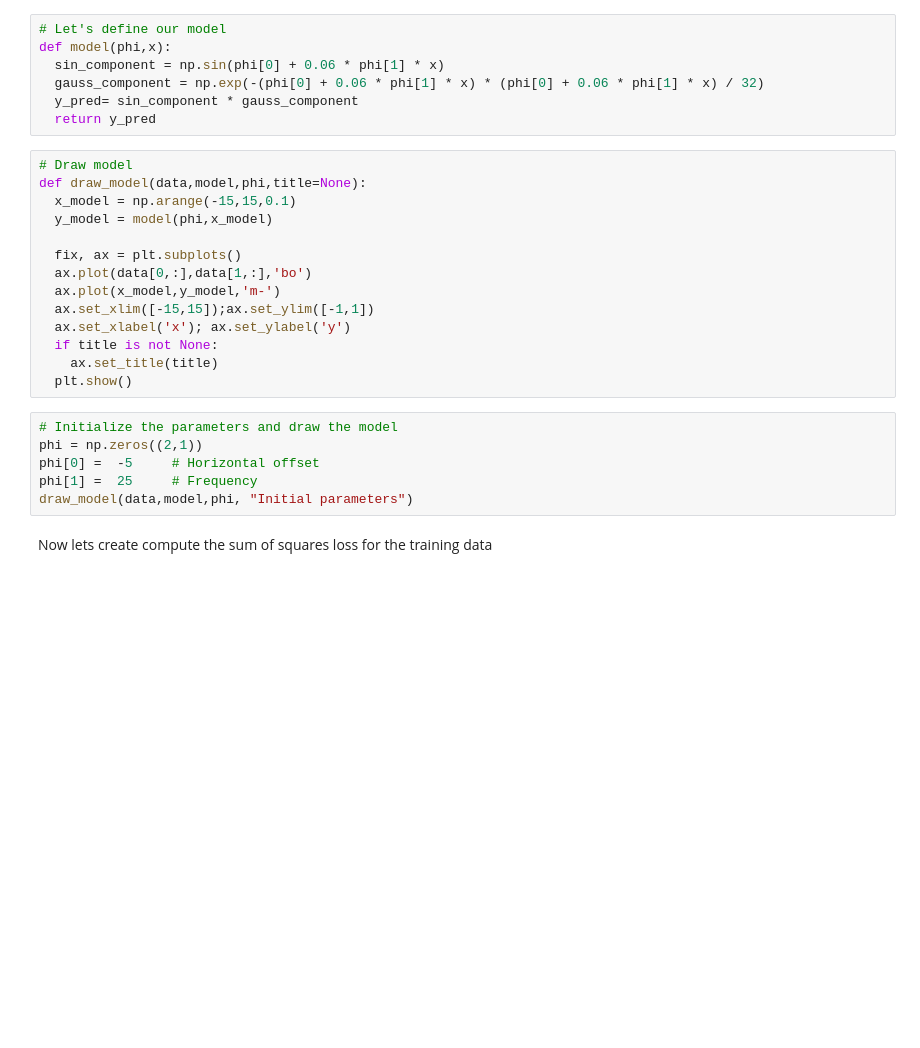
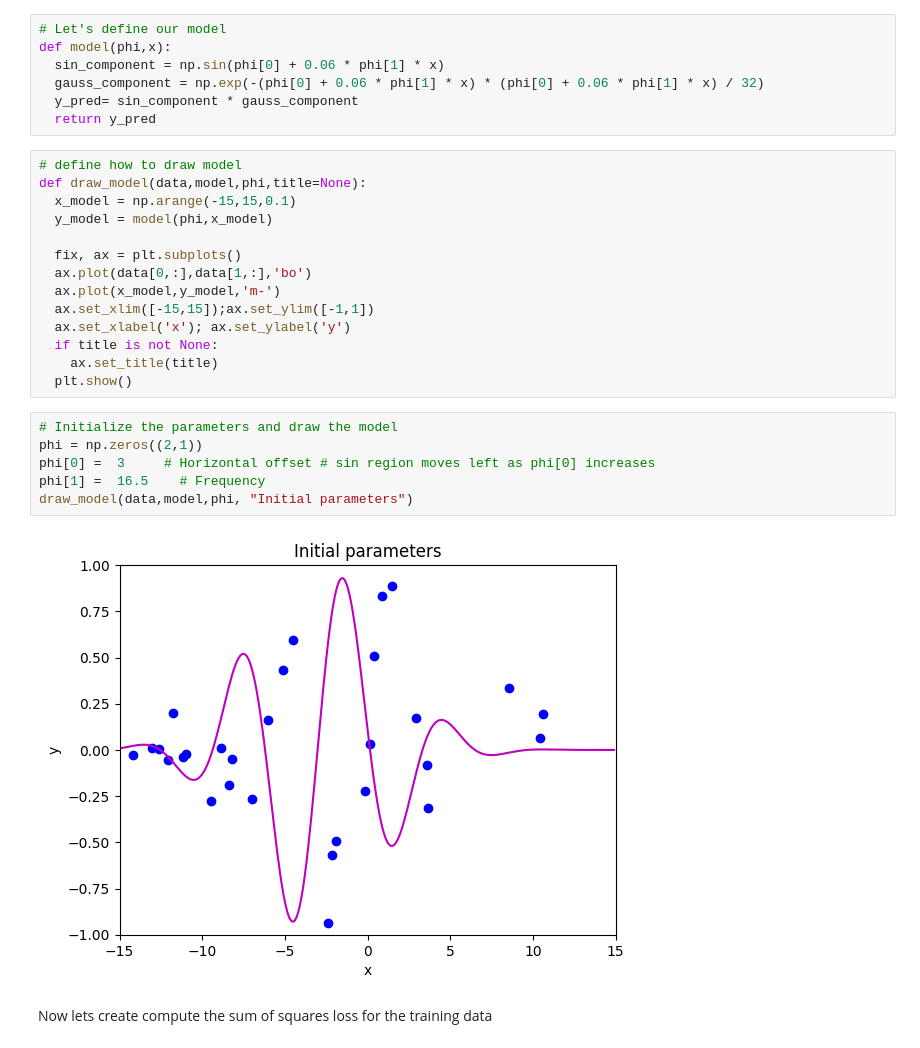
Before and after one commit to jimbounce/DeepLearningCourse, a Jupyter notebook: Notebooks/Chap06/6_3_Stochastic_Gradient_Descent.ipynb, the cells around one changed output. Cells and saved outputs as stored; diff of their text form; blank space fills up the shorter version.

```diff
--- a/Notebooks/Chap06/6_3_Stochastic_Gradient_Descent.ipynb
+++ b/Notebooks/Chap06/6_3_Stochastic_Gradient_Descent.ipynb
@@ -35,7 +52,7 @@ def model(phi,x):
   y_pred= sin_component * gauss_component
   return y_pred
 # %%
-# Draw model
+# define how to draw model
 def draw_model(data,model,phi,title=None):
   x_model = np.arange(-15,15,0.1)
   y_model = model(phi,x_model)
@@ -51,9 +68,11 @@ def draw_model(data,model,phi,title=None):
 # %%
 # Initialize the parameters and draw the model
 phi = np.zeros((2,1))
-phi[0] =  -5     # Horizontal offset
-phi[1] =  25     # Frequency
+phi[0] =  3     # Horizontal offset # sin region moves left as phi[0] increases
+phi[1] =  16.5    # Frequency
 draw_model(data,model,phi, "Initial parameters")
+# %% [output]
+[figure, added]
 # %% [markdown]
 Now lets create compute the sum of squares loss for the training data
 # %%
```
Also changed, not shown: parts of 6 cells of this notebook.
